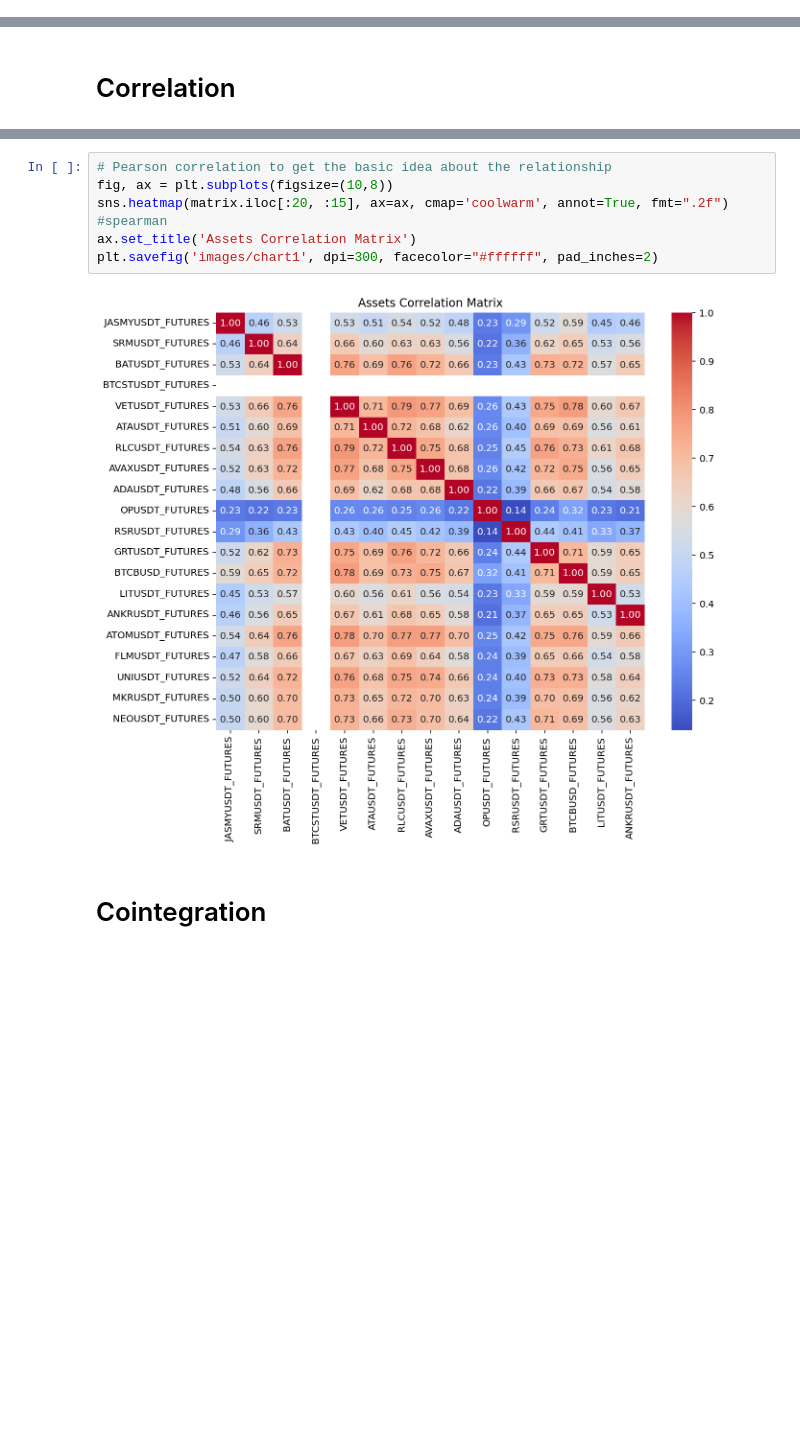
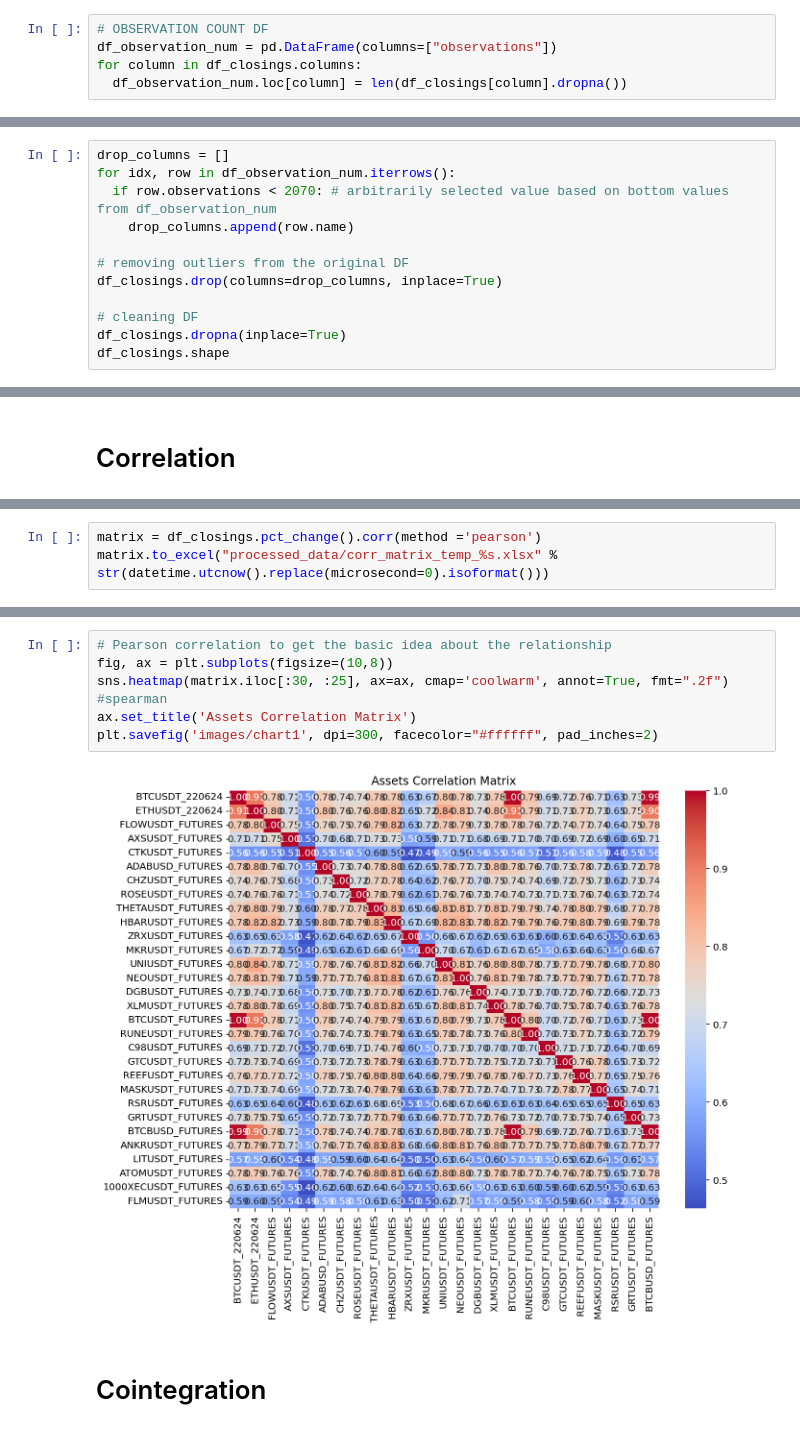
Before and after one commit to mscbr/algo_pairs, a Jupyter notebook: corr_coint_anal.ipynb, the cells around one changed output, grey strips where cells are left out. Saved outputs shown, nothing was run; the diff lists cells and outputs as text; blank space fills up the shorter version.

```diff
--- a/corr_coint_anal.ipynb
+++ b/corr_coint_anal.ipynb
@@ -76,0 +83,5 @@ df_closings
+# %%
+# OBSERVATION COUNT DF
+df_observation_num = pd.DataFrame(columns=["observations"])
+for column in df_closings.columns:
+  df_observation_num.loc[column] = len(df_closings[column].dropna())
@@ -76,0 +108,12 @@ df_closings
+# %%
+drop_columns = []
+for idx, row in df_observation_num.iterrows():
+  if row.observations < 2070: # arbitrarily selected value based on bottom values from df_observation_num
+    drop_columns.append(row.name)
+
+# removing outliers from the original DF
+df_closings.drop(columns=drop_columns, inplace=True)
+
+# cleaning DF
+df_closings.dropna(inplace=True)
+df_closings.shape
@@ -123,3 +162,6 @@ matrix = train_close.pct_change().corr(method ='pearson')
+# %%
+matrix = df_closings.pct_change().corr(method ='pearson')
+matrix.to_excel("processed_data/corr_matrix_temp_%s.xlsx" % str(datetime.utcnow().replace(microsecond=0).isoformat()))
 # %%
 
 def get_redundant_pairs(df):
@@ -163,11 +224,11 @@ matrix.to_excel("corr_matrix_temp.xlsx")
 # %%
 # Pearson correlation to get the basic idea about the relationship
 fig, ax = plt.subplots(figsize=(10,8))
-sns.heatmap(matrix.iloc[:20, :15], ax=ax, cmap='coolwarm', annot=True, fmt=".2f") #spearman
+sns.heatmap(matrix.iloc[:30, :25], ax=ax, cmap='coolwarm', annot=True, fmt=".2f") #spearman
 ax.set_title('Assets Correlation Matrix')
 plt.savefig('images/chart1', dpi=300, facecolor="#ffffff", pad_inches=2)
 # %% [output]
-[figure, old version]
+[figure, new version]
 # %% [markdown]
 <h1>Cointegration</h1>
 # %%
```
Also changed, not shown: parts of 23 cells of this notebook.
